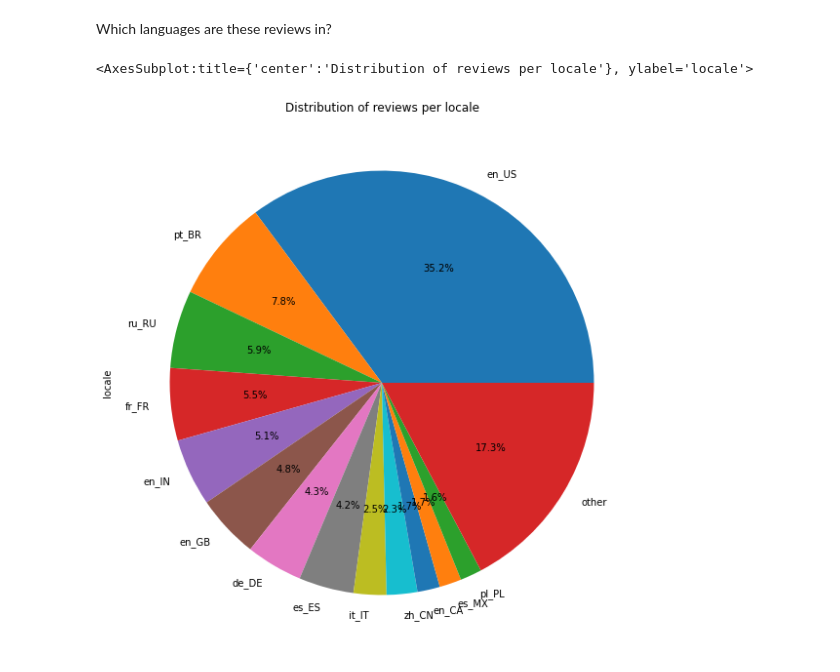
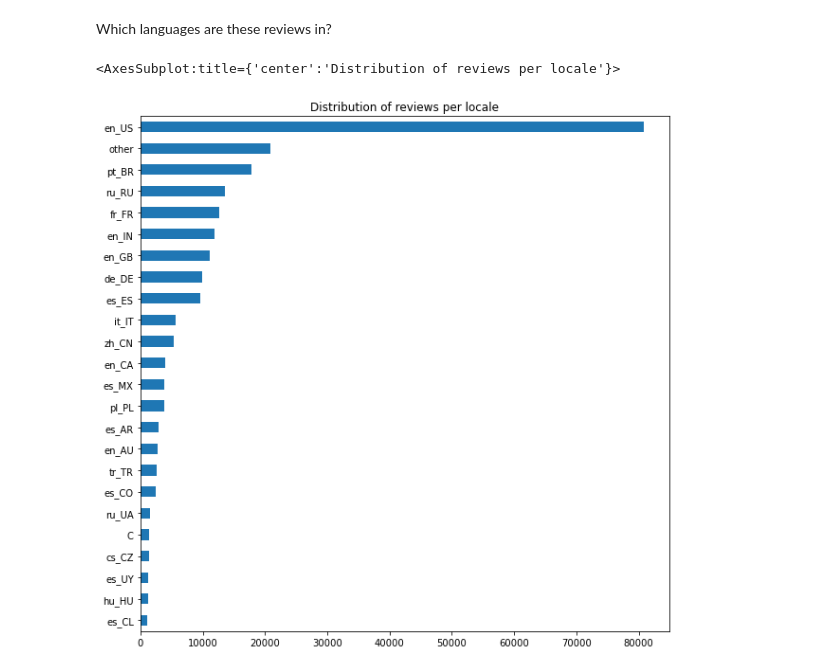
Before and after one commit to razzeee/app-reviews, a Jupyter notebook: stats.ipynb, the cells around one changed output. Cells and saved outputs as stored; diff of their text form; code cells hidden in the pictures.

```diff
--- a/stats.ipynb
+++ b/stats.ipynb
@@ -75,11 +99,11 @@ Which languages are these reviews in?
 # %%
 prob = reviewsDf["locale"].value_counts()
 
-mask = prob > 3000
+mask = prob > 1000
 tail_prob = prob.loc[~mask].sum()
 prob = prob.loc[mask]
 prob['other'] = tail_prob
-prob.plot(kind='pie', figsize=(10, 10), autopct='%1.1f%%', title="Distribution of reviews per locale")
+prob.sort_values().plot(kind='barh', figsize=(10, 10), title="Distribution of reviews per locale")
 # %% [output]
-<AxesSubplot:title={'center':'Distribution of reviews per locale'}, ylabel='locale'>
+<AxesSubplot:title={'center':'Distribution of reviews per locale'}>
-[figure, old version]
+[figure, new version]
```
Also changed, not shown: parts of 5 cells of this notebook.
